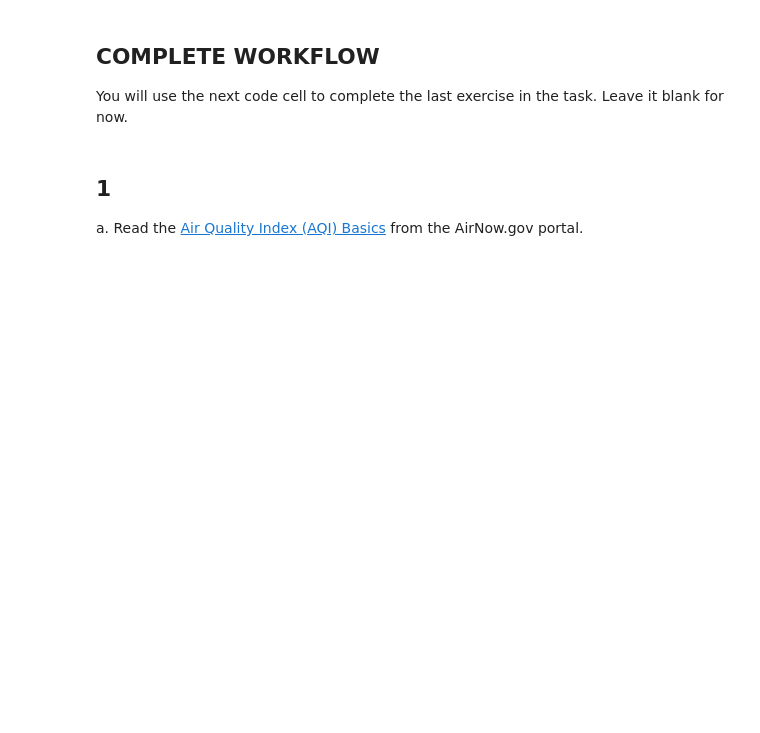
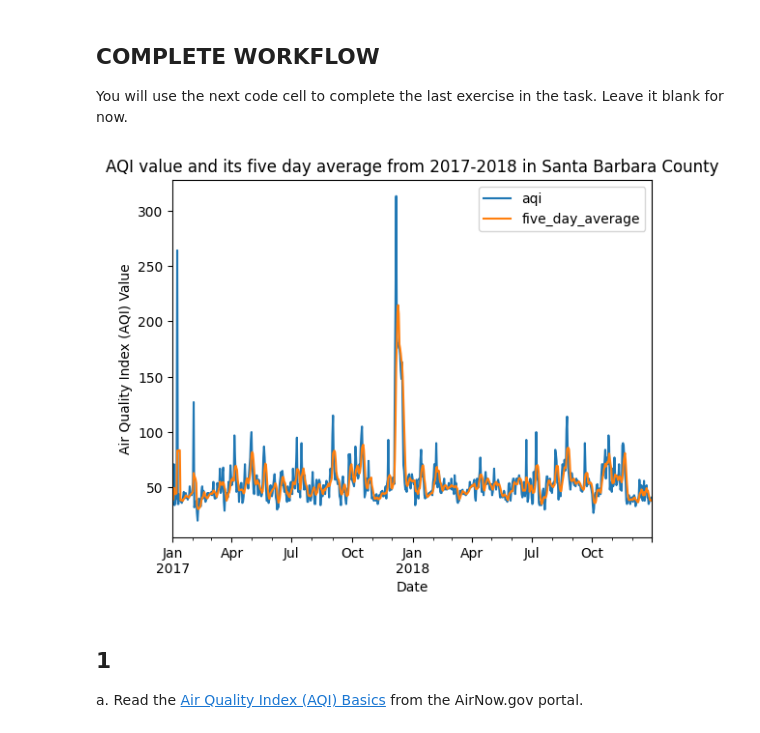
Before and after one commit to tommats00/eds220-hwk2, a Jupyter notebook: hwk2-task3-aqi.ipynb, the cells around one changed output. Cells and saved outputs as stored; diff of their text form; code cells hidden in the pictures; blank space fills up the shorter version.

```diff
--- a/hwk2-task3-aqi.ipynb
+++ b/hwk2-task3-aqi.ipynb
@@ -28,6 +28,63 @@ In this task you will use [Air Quality Index (AQI)](https://www.airnow.gov/aqi/a
 ## COMPLETE WORKFLOW
 
 You will use the next code cell to complete the last exercise in the task. Leave it blank for now.
+# %%
+# Load libraries
+import pandas as pd
+import matplotlib.pyplot as plt
+
+# Read in data
+aqi_17 = pd.read_csv('https://aqs.epa.gov/aqsweb/airdata/daily_aqi_by_county_2017.zip', compression='zip')
+aqi_18 = pd.read_csv('https://aqs.epa.gov/aqsweb/airdata/daily_aqi_by_county_2018.zip', compression='zip')
+
+# Use `pd.concat` to combine the two data sets on top of each other
+aqi = pd.concat([aqi_17, aqi_18])
+
+# Simplify column names
+aqi.columns = (aqi.columns
+                  .str.lower()
+                  .str.replace(' ','_')
+                )
+
+# Index `aqi` data to only `Santa Barbara`
+aqi_sb = aqi[aqi['county_name'] == 'Santa Barbara']
+
+# Drop unwanted columns in data frame
+aqi_sb = aqi_sb.drop(columns=['state_name', 'county_name', 'state_code', 'county_code'])
+
+# Select 'date' column in `aqi_sb` to figure out data type
+date_type = aqi_sb['date'].dtypes
+
+# Index 'date' column and use `pd.to_datetime' to change column type
+aqi_sb.date = pd.to_datetime(aqi_sb['date'])
+
+# Use `.set_index()` to set 'date' as the index
+aqi_sb = aqi_sb.set_index('date')
+
+# Calculate AQI rolling average over 5 days
+# Index to 'aqi' column so it 'rolls' only that numerical variable
+rolling_average = aqi_sb['aqi'].rolling('5D').mean()
+
+# Create a new column by indexing the data frame, don't have to create a new column this way
+aqi_sb['five_day_average'] = rolling_average
+
+# Drop column so that only aqi and five day average plot
+aqi_sb = aqi_sb.drop(columns = 'number_of_sites_reporting')
+
+# Initialize empyt figure and axis
+fig, ax = plt.subplots()
+
+# Plot a df on the ax axis
+aqi_sb.plot(ax=ax)
+
+ax.set_title('AQI value and its five day average from 2017-2018 in Santa Barbara County')
+ax.set_xlabel('Date')
+ax.set_ylabel('Air Quality Index (AQI) Value')
+
+# Display figure
+plt.show()
+# %% [output]
+[figure, added]
 # %% [markdown]
 ## 1
 
```
Also changed, not shown: parts of 4 cells of this notebook.
